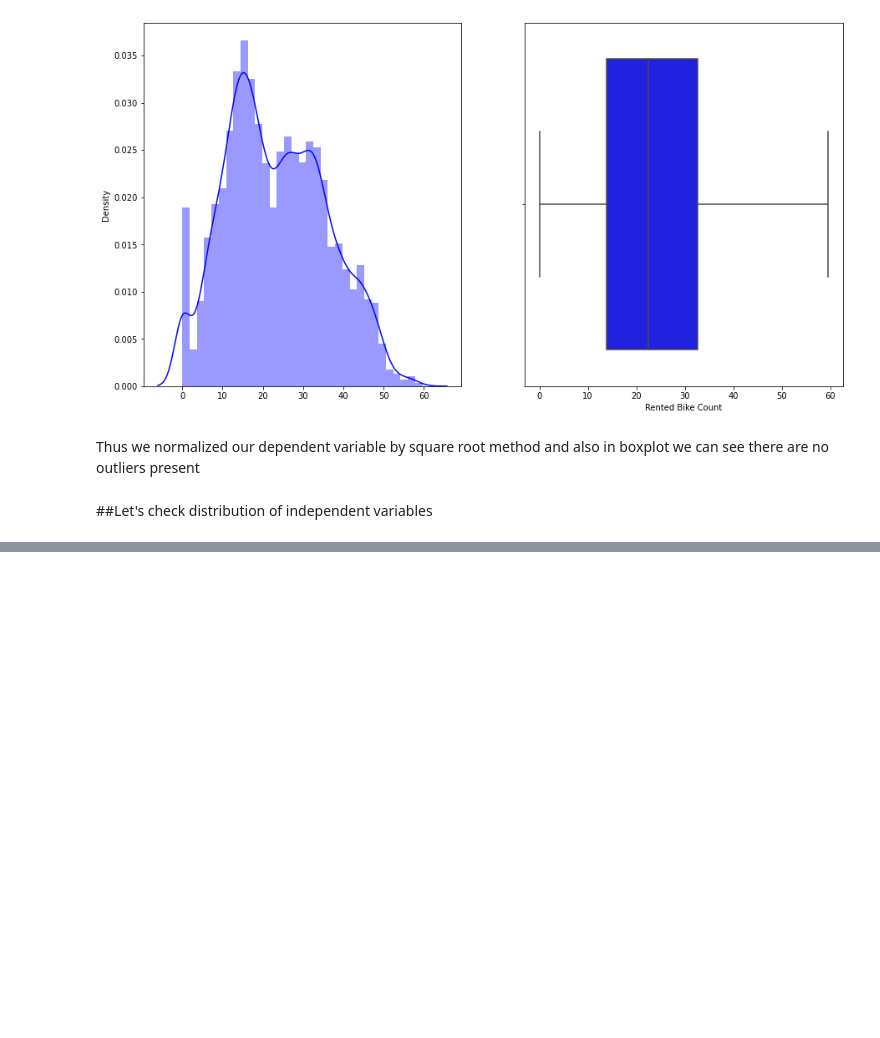
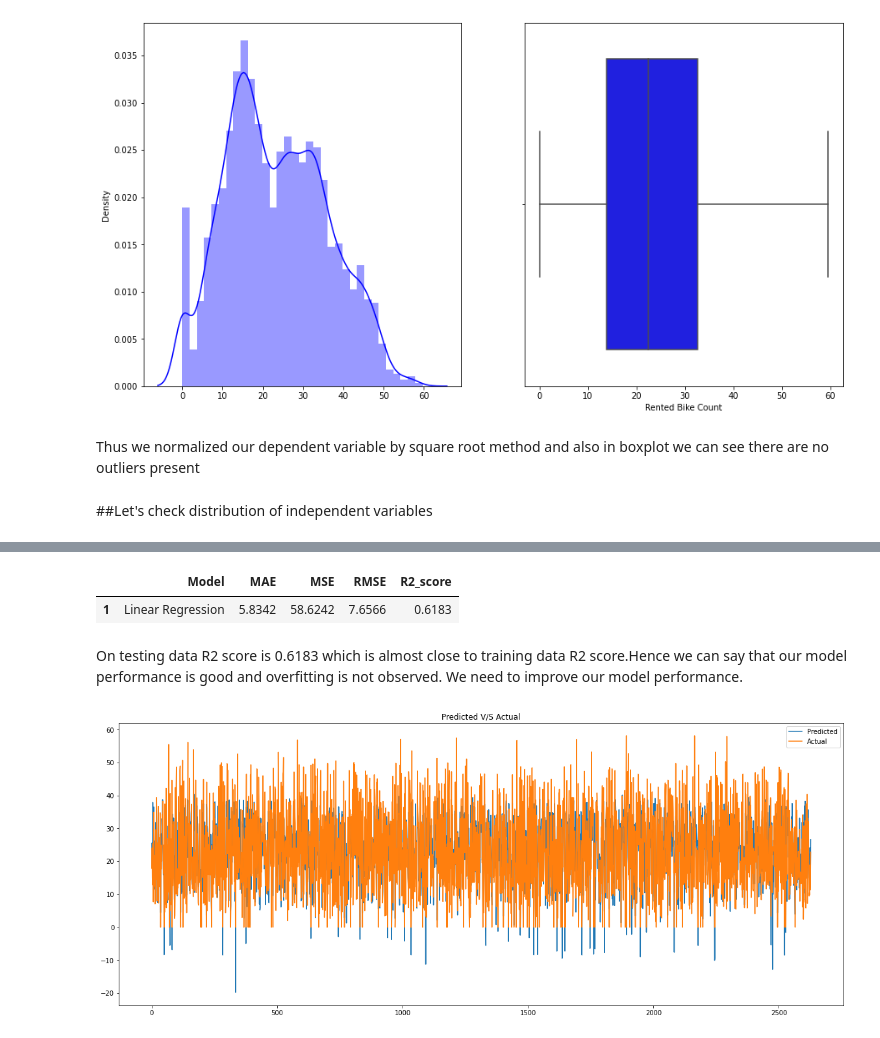
Before and after one commit to itsmimahi/Bike-Sharing-Demand-Prediction, a Jupyter notebook: copy_of_ml_capstone.ipynb, the cells around one changed output, grey strips where cells are left out. Saved outputs shown, nothing was run; the diff lists cells and outputs as text; code cells hidden in the pictures; blank space fills up the shorter version.

```diff
--- a/copy_of_ml_capstone.ipynb
+++ b/copy_of_ml_capstone.ipynb
@@ -392,0 +644,7 @@ plt.show()
+# %%
+# Transforming data
+# Here if you don't apply scaling still we will get almost similar results.
+# for its a good practice to apply scaling to the linear regression models.
+min_max_scaler = MinMaxScaler()
+X_train = min_max_scaler.fit_transform(X_train)
+X_test = min_max_scaler.transform(X_test)
@@ -392,0 +662,5 @@ plt.show()
+# %%
+# Taking instance
+l_reg=LinearRegression()
+# fitting the model and trainig
+l_reg.fit(X_train,y_train)
@@ -392,0 +731,6 @@ plt.show()
+# %%
+# Y peredictions on train data
+y_pred_train=l_reg.predict(X_train)
+
+# y predictions on test data
+y_pred=l_reg.predict(X_test)
@@ -392,0 +804,19 @@ plt.show()
+# %%
+# create test_result dataframe
+test_results_df=pd.DataFrame(test_dict,index=[1])
+test_results_df
+# %% [output]
+|  | Model | MAE | MSE | RMSE | R2_score |
+| 1 | Linear Regression | 5.8342 | 58.6242 | 7.6566 | 0.6183 |
+# %% [markdown]
+On testing data R2 score is 0.6183 which is almost close to training data R2 score.Hence we can say that our model performance is good and overfitting is not observed. We need to improve our model performance.
+# %%
+# define a fucntion to plot predicted y values and actual y values
+def plot_Pred_vs_actual(y_pred,y_test):
+  ''' Visualize predicted values with actaul values'''
+  plt.figure(figsize=(20,8))
+  plt.plot(y_pred)
+  plt.plot(np.array(y_test))
+  plt.legend(["Predicted","Actual"],)
+  plt.title("Predicted V/S Actual")
+  plt.show()
@@ -392,0 +843,4 @@ plt.show()
+# %%
+plot_Pred_vs_actual(y_pred,y_test)
+# %% [output]
+[figure, added]
```
Also changed, not shown: parts of 97 cells of this notebook.
